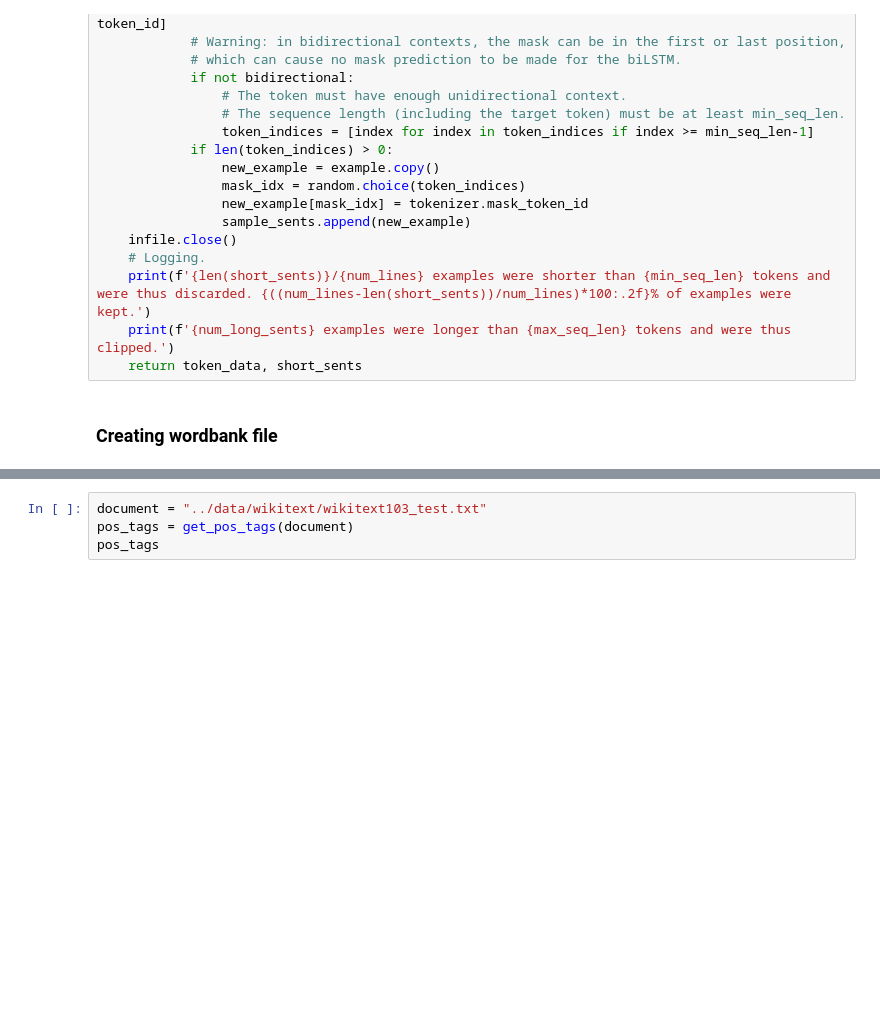
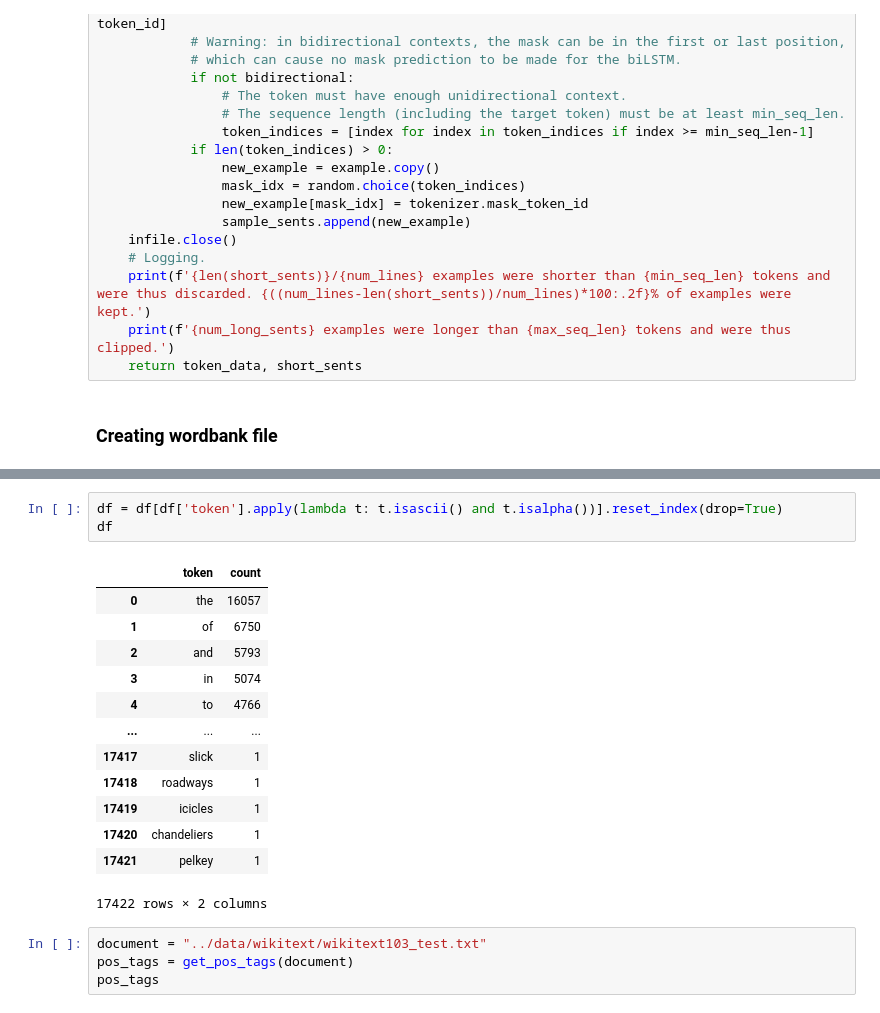
Before and after one commit to NazaninShafiabadi/NeuralLMs, a Jupyter notebook: src/stats.ipynb, the cells around one changed output, grey strips where cells are left out. Saved outputs shown, nothing was run; the diff lists cells and outputs as text; blank space fills up the shorter version.

```diff
--- a/src/stats.ipynb
+++ b/src/stats.ipynb
@@ -104,3 +103,20 @@ df
+# %%
+df = df[df['token'].apply(lambda t: t.isascii() and t.isalpha())].reset_index(drop=True)
+df
+# %% [output]
+|  | token | count |
+| 0 | the | 16057 |
+| 1 | of | 6750 |
+| 2 | and | 5793 |
+| 3 | in | 5074 |
+| 4 | to | 4766 |
+| ... | ... | ... |
+| 17417 | slick | 1 |
+| 17418 | roadways | 1 |
+| 17419 | icicles | 1 |
+| 17420 | chandeliers | 1 |
+| 17421 | pelkey | 1 |
+17422 rows × 2 columns
 # %%
 document = "../data/wikitext/wikitext103_test.txt"
 pos_tags = get_pos_tags(document)
```
Also changed, not shown: parts of 5 cells of this notebook.
